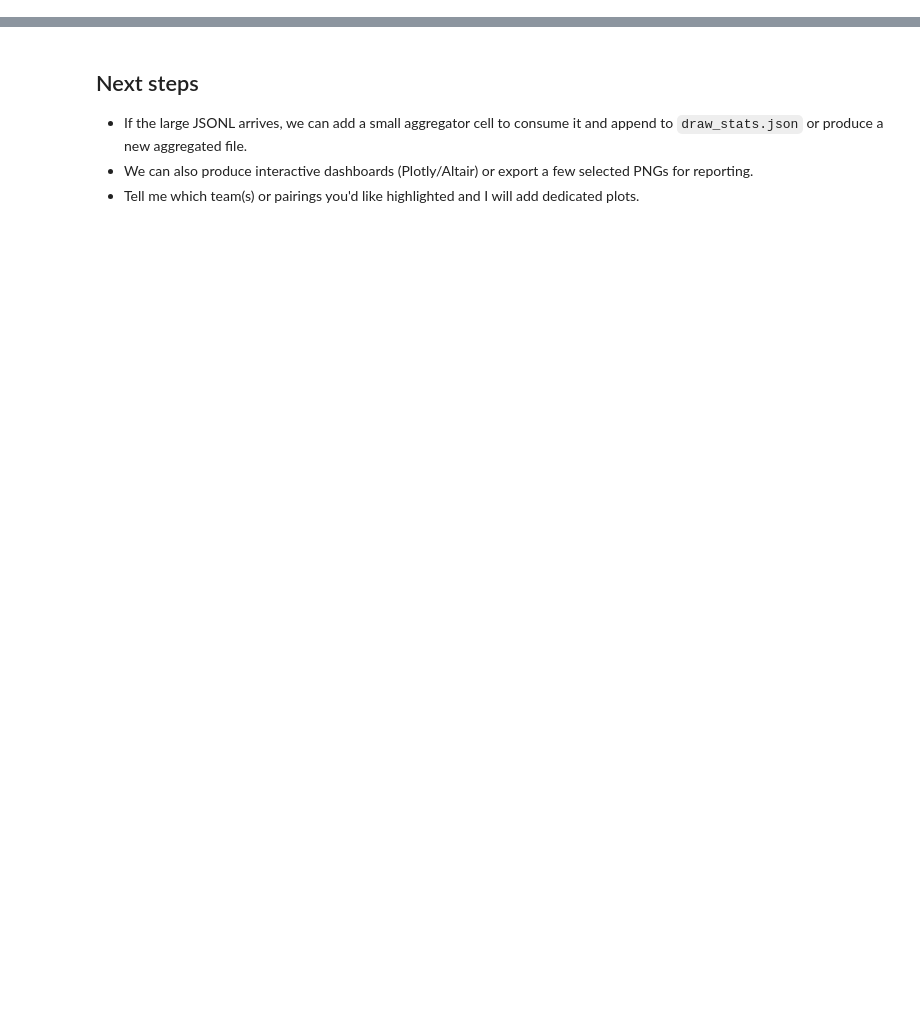
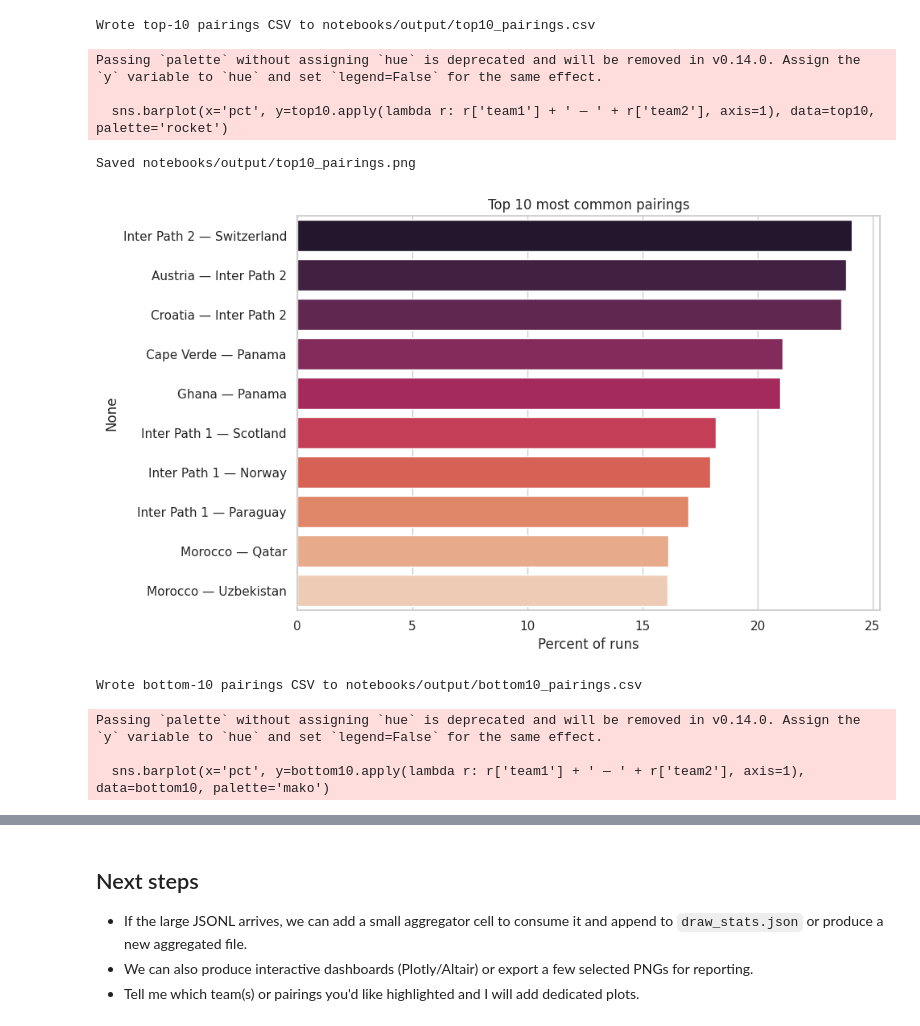
Before and after one commit to neil-aitken/wc-draw, a Jupyter notebook: notebooks/draw_analysis.ipynb, the cells around one changed output, grey strips where cells are left out. Saved outputs shown, nothing was run; the diff lists cells and outputs as text; code cells hidden in the pictures; blank space fills up the shorter version.

```diff
--- a/notebooks/draw_analysis.ipynb
+++ b/notebooks/draw_analysis.ipynb
@@ -42,12 +69,0 @@ plt.show()
-# %%
-# Utility: show top-n groups per team and write CSV summary
-top_groups = {t: list(group_df.loc[t].sort_values(ascending=False).head(3).items()) for t in group_df.index}
-tg_rows = []
-for t, vals in top_groups.items():
-    for g, pct in vals:
-        tg_rows.append({'team': t, 'group': g, 'pct': pct})
-tg_df = pd.DataFrame(tg_rows)
-tg_out = out_dir / 'top_groups_per_team.csv'
-tg_df.to_csv(tg_out, index=False)
-print('Wrote top groups CSV to', tg_out)
-tg_df.head()
@@ -90,0 +107,68 @@ tops.head(10)
+# %%
+# Top 10 most and least common pairings (excluding 0%)
+# Build unique undirected pairs from pair_df by taking upper triangle averages
+teams = list(pair_df.index)
+pairs = []
+for i in range(len(teams)):
+    for j in range(i + 1, len(teams)):
+        t1 = teams[i]
+        t2 = teams[j]
+        # average both directions to be robust against tiny asymmetries
+        v1 = pair_df.loc[t1, t2] if t2 in pair_df.columns else 0.0
+        v2 = pair_df.loc[t2, t1] if t1 in pair_df.columns else 0.0
+        pct = float((v1 + v2) / 2.0)
+        if pct > 0.0:
+            pairs.append({"team1": t1, "team2": t2, "pct": pct})
+pairs_df = pd.DataFrame(pairs)
+if pairs_df.empty:
+    print("No non-zero pairings found in pair_df")
+else:
+    # Top 10 most common pairings
+    top10 = pairs_df.sort_values("pct", ascending=False).head(10).reset_index(drop=True)
+    top10_out = out_dir / "top10_pairings.csv"
+    top10.to_csv(top10_out, index=False)
+    print("Wrote top-10 pairings CSV to", top10_out)
+    plt.figure(figsize=(10, 6))
+    sns.barplot(
+        x="pct",
+        y=top10.apply(lambda r: r["team1"] + " — " + r["team2"], axis=1),
+        data=top10,
+        palette="rocket",
+    )
+    plt.xlabel("Percent of runs")
+    plt.title("Top 10 most common pairings")
+    plt.tight_layout()
+    out_img = out_dir / "top10_pairings.png"
+    plt.savefig(out_img, dpi=150)
+    print("Saved", out_img)
+    plt.show()
+    # Bottom 10 least common positive pairings
+    bottom10 = pairs_df.sort_values("pct", ascending=True).head(10).reset_index(drop=True)
+    bottom10_out = out_dir / "bottom10_pairings.csv"
+    bottom10.to_csv(bottom10_out, index=False)
+    print("Wrote bottom-10 pairings CSV to", bottom10_out)
+    plt.figure(figsize=(10, 6))
+    sns.barplot(
+        x="pct",
+        y=bottom10.apply(lambda r: r["team1"] + " — " + r["team2"], axis=1),
+        data=bottom10,
+        palette="mako",
+    )
+    plt.xlabel("Percent of runs")
+    plt.title("Bottom 10 least common positive pairings")
+    plt.tight_layout()
+    out_img2 = out_dir / "bottom10_pairings.png"
+    plt.savefig(out_img2, dpi=150)
+    print("Saved", out_img2)
+    plt.show()
+# %% [output]
+Wrote top-10 pairings CSV to notebooks/output/top10_pairings.csv
+Passing `palette` without assigning `hue` is deprecated and will be removed in v0.14.0. Assign the `y` variable to `hue` and set `legend=False` for the same effect.
+
+  sns.barplot(x='pct', y=top10.apply(lambda r: r['team1'] + ' — ' + r['team2'], axis=1), data=top10, palette='rocket')
+Saved notebooks/output/top10_pairings.png
+[figure, added]
+Wrote bottom-10 pairings CSV to notebooks/output/bottom10_pairings.csv
+Passing `palette` without assigning `hue` is deprecated and will be removed in v0.14.0. Assign the `y` variable to `hue` and set `legend=False` for the same effect.
+
+  sns.barplot(x='pct', y=bottom10.apply(lambda r: r['team1'] + ' — ' + r['team2'], axis=1), data=bottom10, palette='mako')
```
Also changed, not shown: parts of 8 cells of this notebook, 9 other files.
